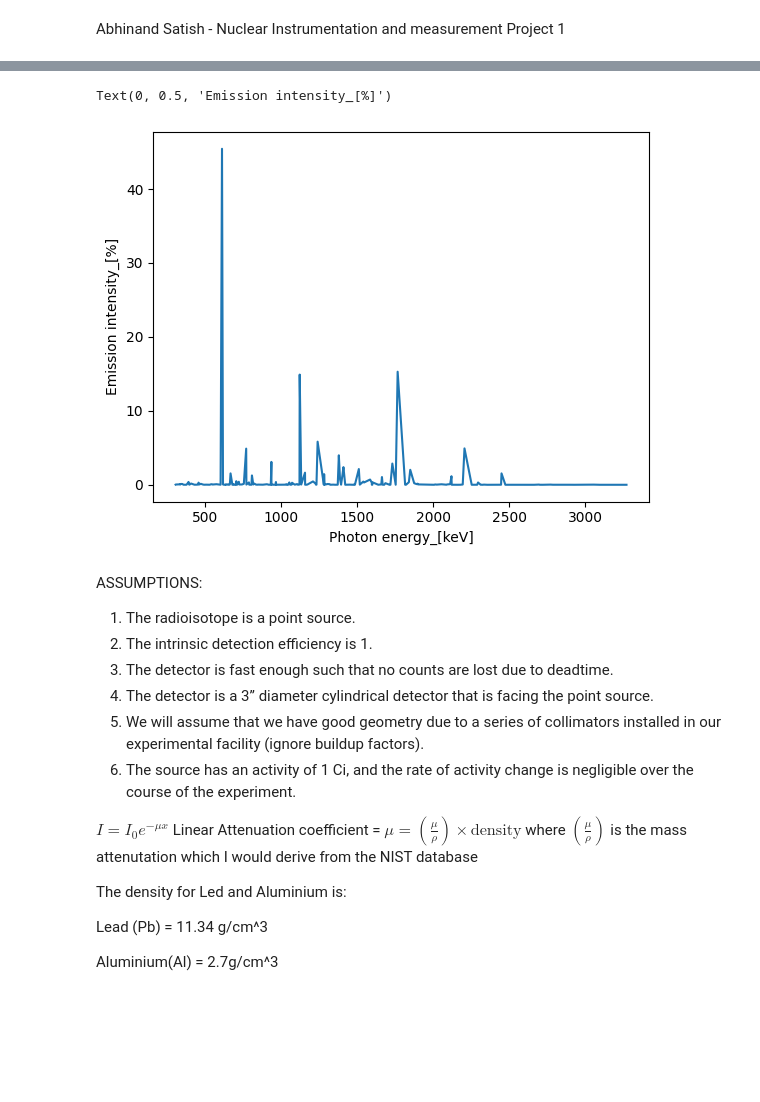
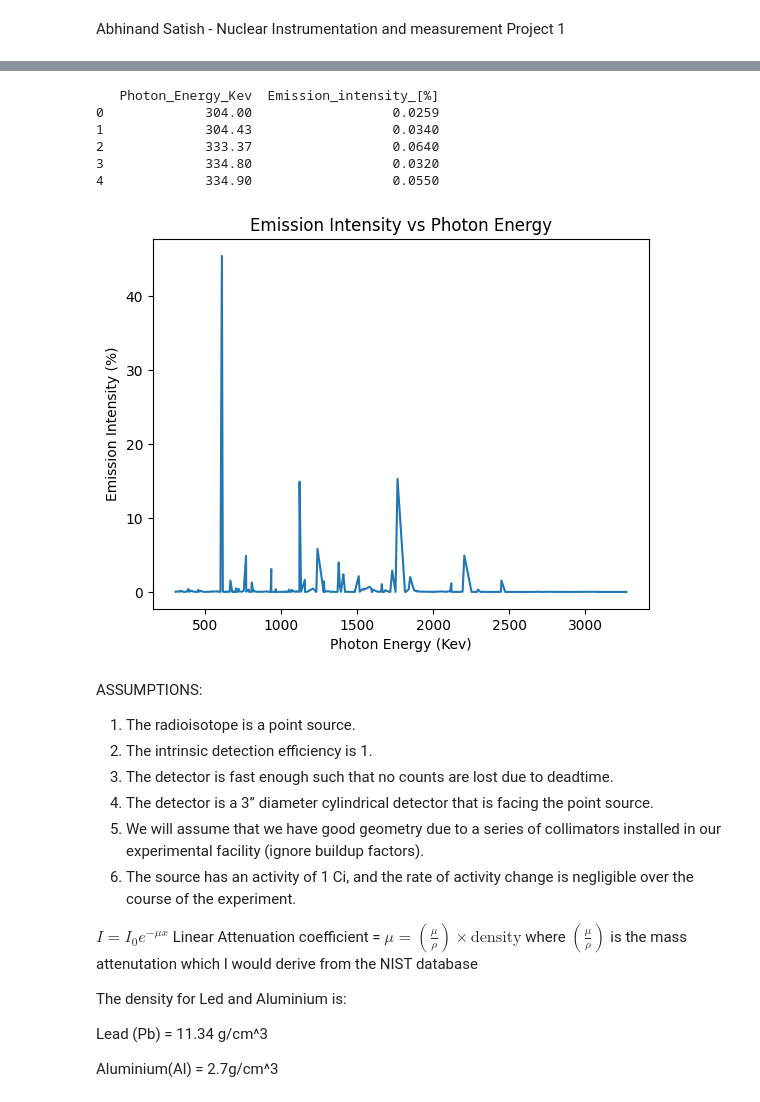
Before and after one commit to AbhinandSatish/Nuclear-Instrumentation-and-Measurement-Project-1, a Jupyter notebook: project1.ipynb, the cells around one changed output, grey strips where cells are left out. Drawn from its saved outputs; the diff is of its cells as text; code cells hidden in the pictures; blank space fills up the shorter version.

```diff
--- a/project1.ipynb
+++ b/project1.ipynb
@@ -29,36 +31,41 @@ import csv
 # %%
 #Load print the text file /Users/abhinandsatish/Documents/2025/Spring/NIM/7314376.txt
-
+# Load and print the text file /Users/abhinandsatish/Documents/2025/Spring/NIM/7314376.txt
 path, dirs, files = next(os.walk("./"))   # 'This Folder'
 file_count = len(files)
-### Reading input
-Data_store = [[],[]]
+
+# Reading input
+data = []
 with open("7314376.txt") as f:
     lines = f.readlines()
-    for line in lines[0:2]:
-        Data_store[0].append(str(line.split()[0]))
-        Data_store[1].append(str(line.split()[1]))
     for line in lines[2:]:
-        Data_store[0].append(float(line.split()[0]))
-        Data_store[1].append(float(line.split()[1]))
+        data.append(line.split())
     f.close()
 
-#create a downlodable csv file
-with open('7314376.csv', mode='w') as file:
-    writer = csv.writer(file)
-    writer.writerow(['x', 'y'])
-    for i in range(len(Data_store[0])):
-        writer.writerow([Data_store[0][i],Data_store[1][i]])
-    file.close()
+# Create a DataFrame
+df = pd.DataFrame(data, columns=['Photon_Energy_Kev', 'Emission_intensity_[%]'])
+df['Photon_Energy_Kev'] = df['Photon_Energy_Kev'].astype(float)
+df['Emission_intensity_[%]'] = df['Emission_intensity_[%]'].astype(float)
+
+# Save to CSV
+df.to_csv('7314376.csv', index=False)
+print(df.head())
+# %% [output]
+   Photon_Energy_Kev  Emission_intensity_[%]
+0             304.00                  0.0259
+1             304.43                  0.0340
+2             333.37                  0.0640
+3             334.80                  0.0320
+4             334.90                  0.0550
-# %%
-#plot the csv file, the first two lines are the title and the x and y axis
-plt.plot(Data_store[0][2:],Data_store[1][2:])
-#label the x and y axis
-plt.xlabel(Data_store[0][0]+" "+Data_store[0][1])
-plt.ylabel(Data_store[1][0]+" "+Data_store[1][1])
-# %% [output]
-Text(0, 0.5, 'Emission intensity_[%]')
-[figure, removed]
+# %%
+# Plotting
+plt.plot(df['Photon_Energy_Kev'], df['Emission_intensity_[%]'])
+plt.xlabel('Photon Energy (Kev)')
+plt.ylabel('Emission Intensity (%)')
+plt.title('Emission Intensity vs Photon Energy')
+plt.show()
+# %% [output]
+[figure, added]
 # %% [markdown]
 ASSUMPTIONS:
 1. The radioisotope is a point source.
```
Also changed, not shown: parts of 4 cells of this notebook, 3 other files.
